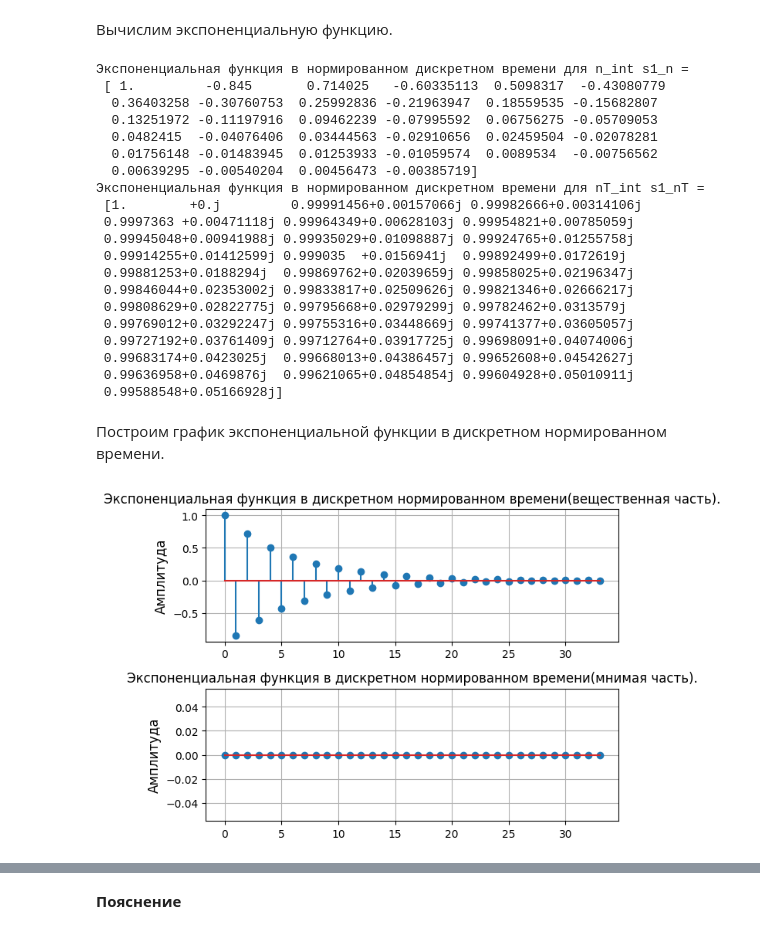
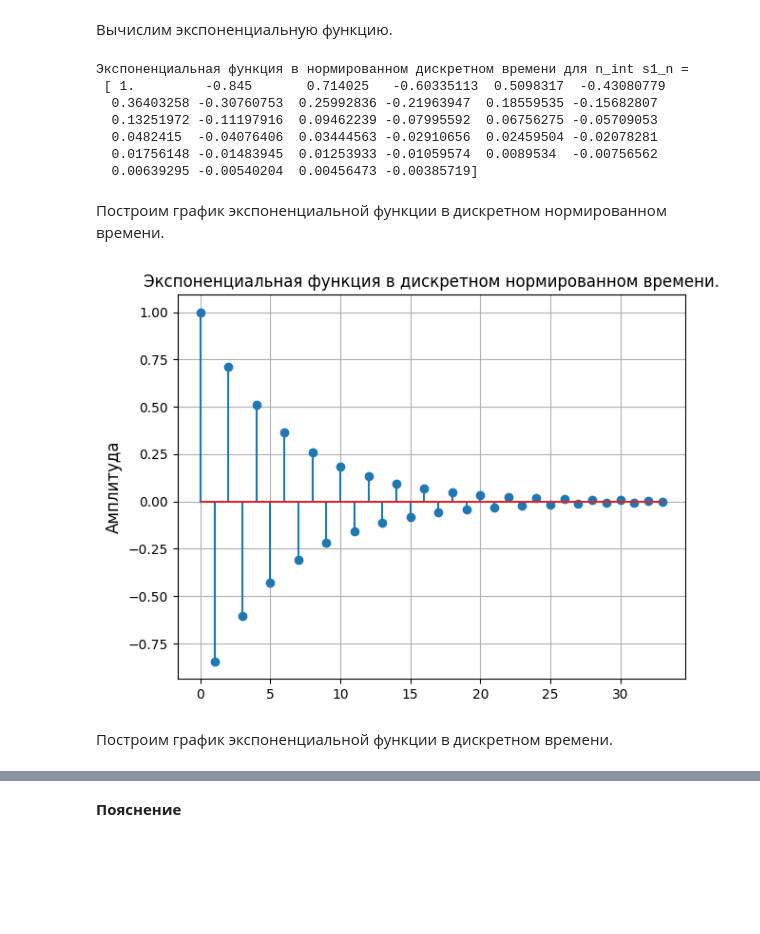
Before and after one commit to the-mvi/dsp-2024, a Jupyter notebook: 1384_Lukin_EY_Tapekha_VA/lab1.ipynb, the cells around one changed output, grey strips where cells are left out. Saved outputs shown, nothing was run; the diff lists cells and outputs as text; code cells hidden in the pictures; blank space fills up the shorter version.

```diff
--- a/1384_Lukin_EY_Tapekha_VA/lab1.ipynb
+++ b/1384_Lukin_EY_Tapekha_VA/lab1.ipynb
@@ -297,9 +297,6 @@ print("Частота дискретизации для дискретного
 s1_n = np.zeros(N)
 s1_n = np.power(a, n_int)
 print("Экспоненциальная функция в нормированном дискретном времени для n_int s1_n =\n", s1_n)
-
-s1_nT = np.power(np.complex128(a), nT_int)
-print("Экспоненциальная функция в нормированном дискретном времени для nT_int s1_nT =\n", s1_nT)
 # %% [output]
 Экспоненциальная функция в нормированном дискретном времени для n_int s1_n =
  [ 1.         -0.845       0.714025   -0.60335113  0.5098317  -0.43080779
@@ -308,37 +305,19 @@ print("Экспоненциальная функция в нормированн
   0.0482415  -0.04076406  0.03444563 -0.02910656  0.02459504 -0.02078281
   0.01756148 -0.01483945  0.01253933 -0.01059574  0.0089534  -0.00756562
   0.00639295 -0.00540204  0.00456473 -0.00385719]
-Экспоненциальная функция в нормированном дискретном времени для nT_int s1_nT =
- [1.        +0.j         0.99991456+0.00157066j 0.99982666+0.00314106j
- 0.9997363 +0.00471118j 0.99964349+0.00628103j 0.99954821+0.00785059j
- 0.99945048+0.00941988j 0.99935029+0.01098887j 0.99924765+0.01255758j
- 0.99914255+0.01412599j 0.999035  +0.0156941j  0.99892499+0.0172619j
- 0.99881253+0.0188294j  0.99869762+0.02039659j 0.99858025+0.02196347j
- 0.99846044+0.02353002j 0.99833817+0.02509626j 0.99821346+0.02666217j
- 0.99808629+0.02822775j 0.99795668+0.02979299j 0.99782462+0.0313579j
- 0.99769012+0.03292247j 0.99755316+0.03448669j 0.99741377+0.03605057j
- 0.99727192+0.03761409j 0.99712764+0.03917725j 0.99698091+0.04074006j
- 0.99683174+0.0423025j  0.99668013+0.04386457j 0.99652608+0.04542627j
- 0.99636958+0.0469876j  0.99621065+0.04854854j 0.99604928+0.05010911j
- 0.99588548+0.05166928j]
 # %% [markdown]
 Построим график экспоненциальной функции в дискретном нормированном времени.
 # %%
-plt.subplot(2, 1, 1)
-plt.stem(n_int, s1_n.real)
-plt.title('Экспоненциальная функция в дискретном нормированном времени(вещественная часть).')
-plt.ylabel('Амплитуда', fontsize=12)
-plt.grid(True)
-
-plt.subplot(2, 1, 2)
-plt.stem(n_int, s1_n.imag)
-plt.title('Экспоненциальная функция в дискретном нормированном времени(мнимая часть).')
+plt.stem(n_int, s1_n)
+plt.title('Экспоненциальная функция в дискретном нормированном времени.')
 plt.ylabel('Амплитуда', fontsize=12)
 plt.grid(True)
 
 
 plt.tight_layout()
 plt.show()
 # %% [output]
-[figure, old version]
+[figure, new version]
+# %% [markdown]
+Построим график экспоненциальной функции в дискретном времени.
 # %%
```
Also changed, not shown: parts of 1 cell of this notebook.
